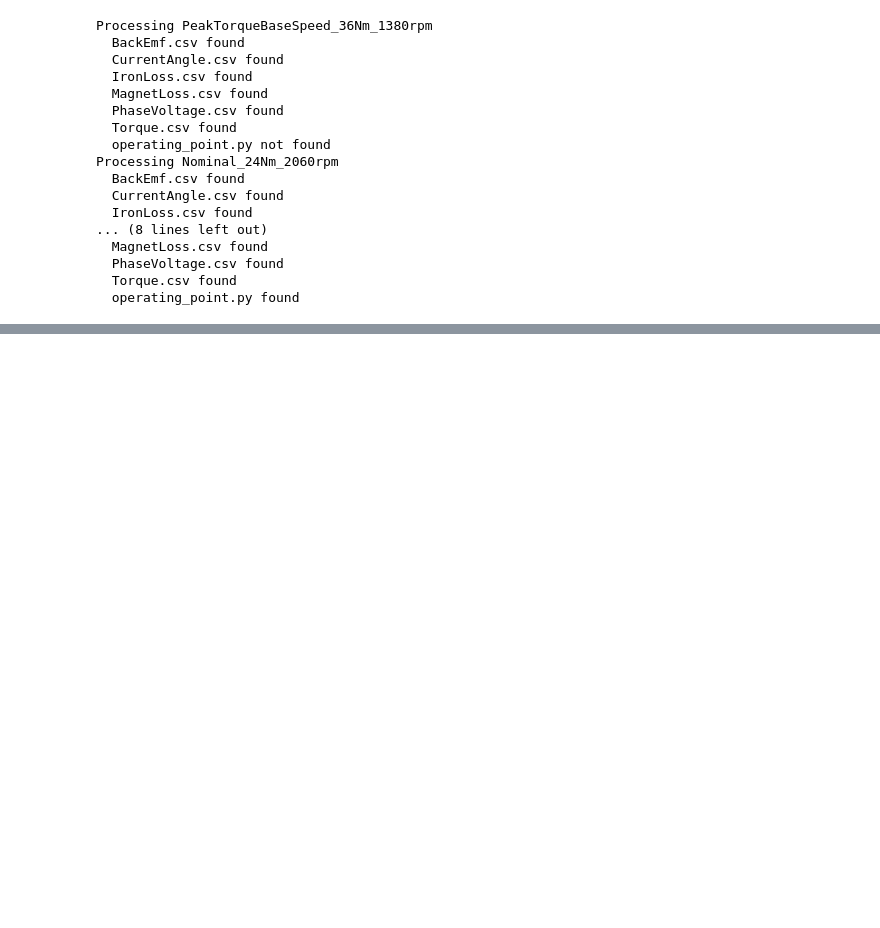
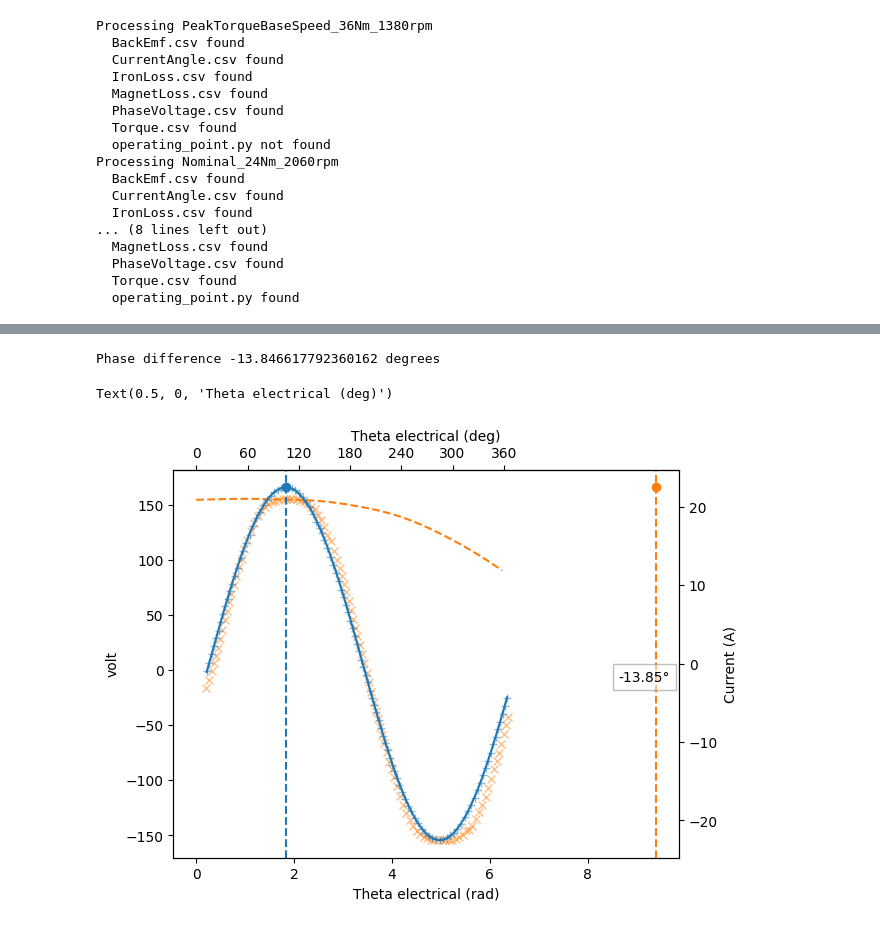
Before and after one commit to TinArmEngineering/tinarm, a Jupyter notebook: examples/M2_comparison.ipynb, the cells around one changed output, grey strips where cells are left out. Drawn from its saved outputs; the diff is of its cells as text; code cells hidden in the pictures; blank space fills up the shorter version.

```diff
--- a/examples/M2_comparison.ipynb
+++ b/examples/M2_comparison.ipynb
@@ -315,0 +364,11 @@ Error 545.4923354839959
+# %%
+current_df = pd.read_csv(os.path.join(machine, op_point, "CurrentAngle.csv"),
+                         index_col=None, header=[0,1])
+
+current_df.columns = pd.MultiIndex.from_tuples([(l1, l2, _units[(l1,l2)]) for l1,l2 in current_df.columns])
+current_df = current_df.pint.quantify(level=-1)
+ib_df = current_df['Ib']
+# %%
+ib_df = convert_to_electrical_degrees(current_df['Ib'].copy(), new_name="Current")
+ib_df.dropna(inplace=True)
+emfb_df = convert_to_electrical_degrees(current_df['EMFb2'].copy(), new_name="EMF_B")
@@ -315,0 +415,44 @@ Error 545.4923354839959
+# %%
+fig, (ax_t) = plt.subplots(1, 1, constrained_layout=True)
+
+l_emf_b, = ax_t.plot(current_df['EMFb2']['X'].pint.to_base_units().pint.magnitude * num_pole_pairs,
+                     current_df['EMFb2']['Y'],
+                     'x', alpha=0.5, color=lb.get_color())
+
+ax_right = ax_t.twinx()
+l_ib, =  ax_right.plot(current_df['Ib']['X'].pint.to_base_units().pint.magnitude * num_pole_pairs,
+                       current_df['Ib']['Y'], '+', alpha=0.5)
+
+ax_t.plot(j1_df['angles'].pint.to_base_units().pint.magnitude,
+          predict(res.x, j1_df['angles'].pint.magnitude/num_pole_pairs-(2*np.pi/num_pole_pairs/num_phases)),
+          '--',
+          color=lb.get_color())
+
+ax_right.plot(ib_df["Theta"].pint.magnitude,
+          predict_current(res_current.x, ib_df["Theta"].pint.magnitude),
+          color=l_ib.get_color())
+ax_right.set_ylabel('Current (A)')
+
+
+ax_right.plot(phase_current_b, ib_mag, 'o', color=l_ib.get_color())
+ax_t.plot(phase_emf_b * num_pole_pairs, res.x[1], 'o', color=lb.get_color())
+
+ax_t.axvline(phase_emf_b * num_pole_pairs, color=lb.get_color(), linestyle='--')
+ax_t.axvline(phase_current_b, color=l_ib.get_color(), linestyle='--')
+phase_difference = np.rad2deg((phase_current_b - phase_emf_b) * num_pole_pairs)
+print(f"Phase difference {phase_difference} degrees")
+ax_t.text(phase_current_b * num_pole_pairs, 0, f"{phase_difference:.2f}°", ha='center', va='top', bbox=dict(facecolor='white',
+                                                                                                alpha=0.5, edgecolor='gray'))
+ax_t.set_xlabel('Theta electrical (rad)')
+#set markers in degrees on the top axis
+# add a x-axis spine on top
+ax_ttop = ax_t.secondary_xaxis('top')
+ax_ttop.set_xlabel('Theta electrical (rad)')
+tick_pos = [0, 60, 120, 180, 240, 300, 360]
+ax_ttop.set_xticks(np.deg2rad(tick_pos))
+ax_ttop.set_xticklabels(tick_pos)
+ax_ttop.set_xlabel('Theta electrical (deg)')
+# %% [output]
+Phase difference -13.846617792360162 degrees
+Text(0.5, 0, 'Theta electrical (deg)')
+[figure, added]
```
Also changed, not shown: parts of 33 cells of this notebook.
